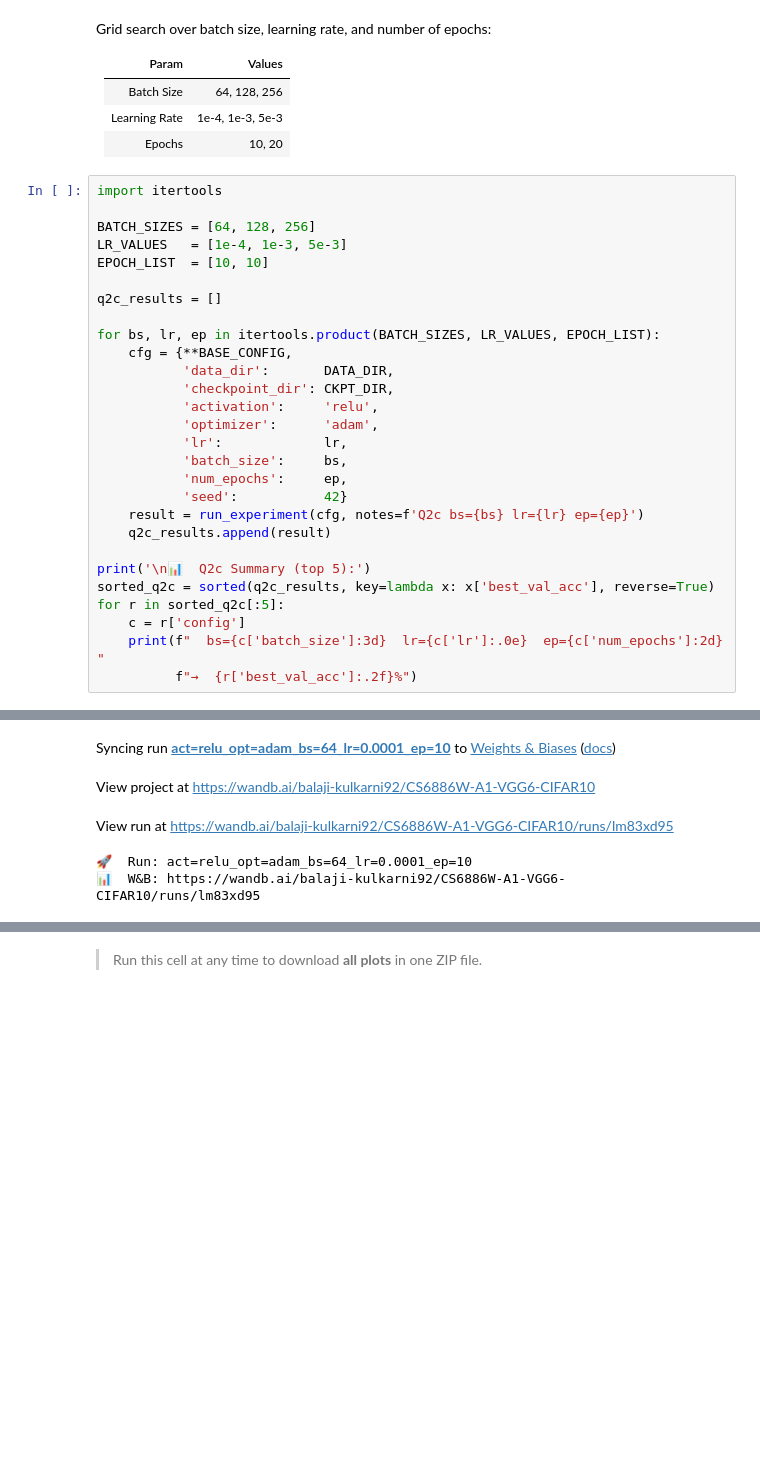
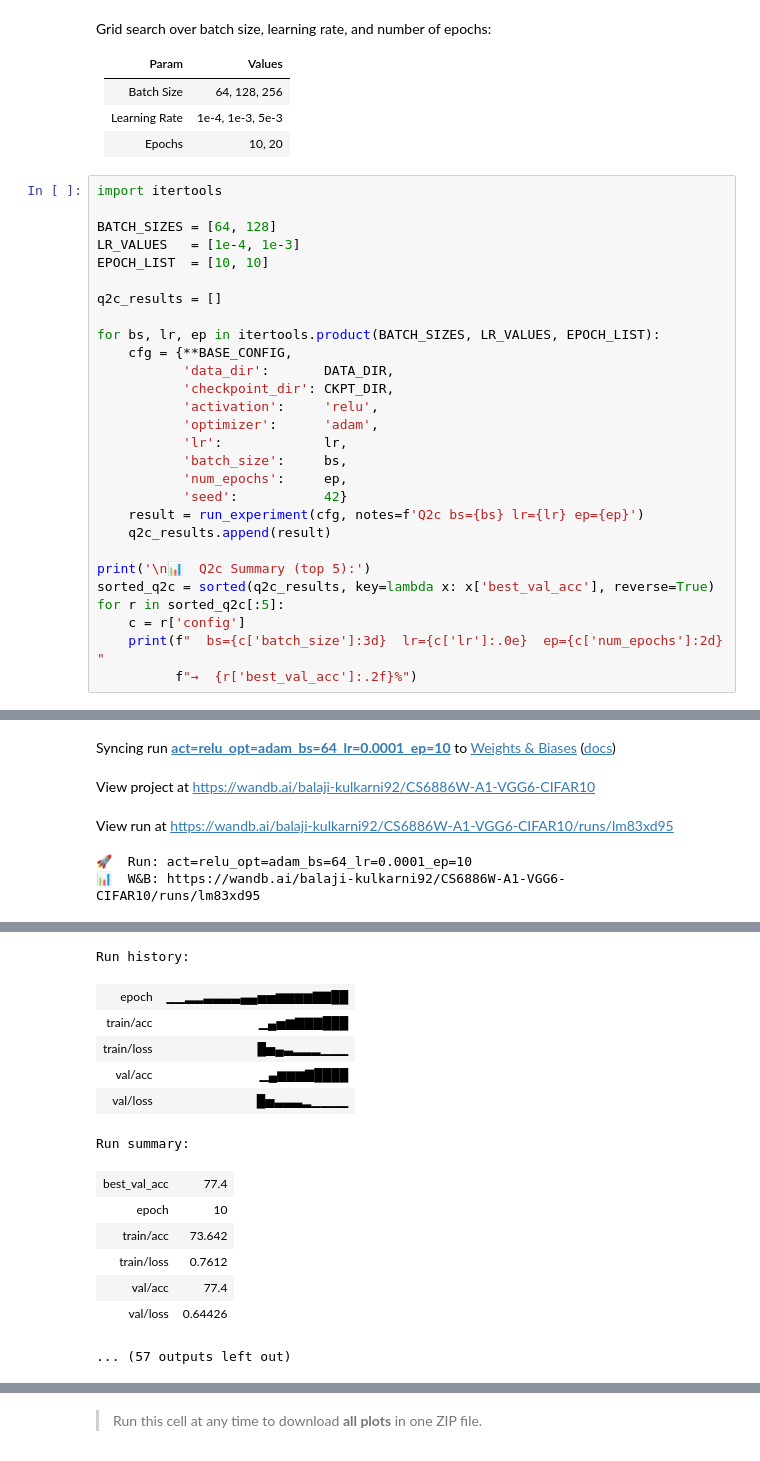
Before and after one commit to cs25m506/vgg6-cifar10-assignment, a Jupyter notebook: notebooks/CS6886W_A1.ipynb, the cells around one changed output, grey strips where cells are left out. Saved outputs shown, nothing was run; the diff lists cells and outputs as text; blank space fills up the shorter version.

```diff
--- a/notebooks/CS6886W_A1.ipynb
+++ b/notebooks/CS6886W_A1.ipynb
@@ -556,8 +556,8 @@ Grid search over batch size, learning rate, and number of epochs:
 # %%
 import itertools
 
-BATCH_SIZES = [64, 128, 256]
-LR_VALUES   = [1e-4, 1e-3, 5e-3]
+BATCH_SIZES = [64, 128]
+LR_VALUES   = [1e-4, 1e-3]
 EPOCH_LIST  = [10, 10]
 
 q2c_results = []
@@ -593,2 +594,16 @@ View run at https://wandb.ai/balaji-kulkarni92/CS6886W-A1-VGG6-CIFAR10/runs/lm83
+Run history:
+| epoch | ▁▁▂▂▃▃▃▃▄▄▅▅▆▆▆▆▇▇██ |
+| train/acc | ▁▄▅▆▇▇▇███ |
+| train/loss | █▅▄▃▂▂▂▁▁▁ |
+| val/acc | ▁▄▆▆▆▇████ |
+| val/loss | █▅▃▃▃▂▁▁▁▁ |
+Run summary:
+| best_val_acc | 77.4 |
+| epoch | 10 |
+| train/acc | 73.642 |
+| train/loss | 0.7612 |
+| val/acc | 77.4 |
+| val/loss | 0.64426 |
+... (57 outputs left out)
 # %%
 import seaborn as sns
```
Also changed, not shown: parts of 10 cells of this notebook.
